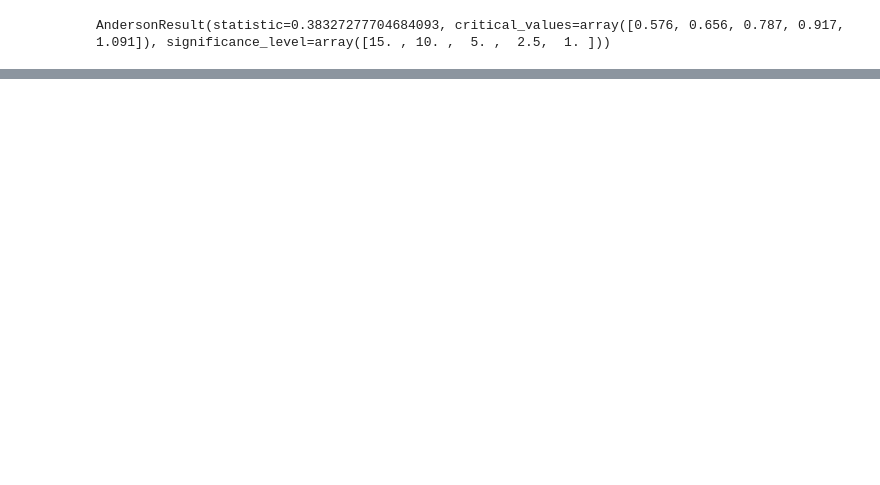
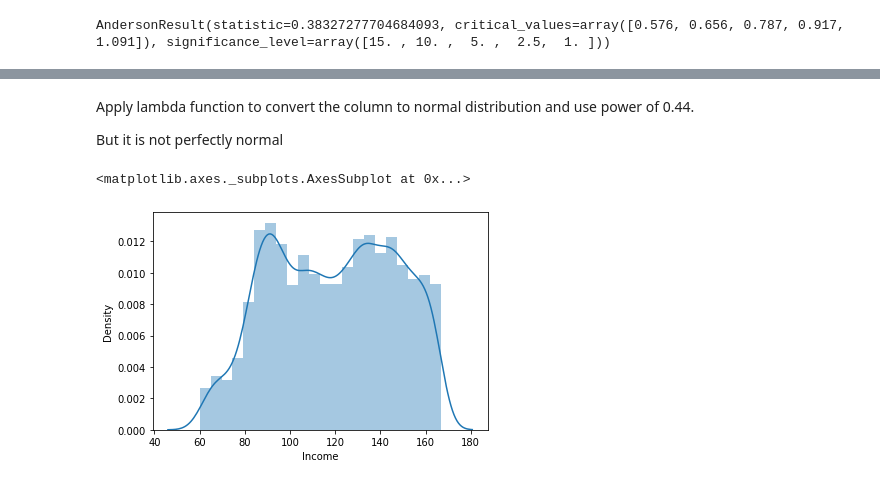
Before and after one commit to surajsrivathsa/applied_statistics, a Jupyter notebook: Normal_Distribution_Test_and_Transformation.ipynb, the cells around one changed output, grey strips where cells are left out. Saved outputs shown, nothing was run; the diff lists cells and outputs as text; code cells hidden in the pictures; blank space fills up the shorter version.

```diff
--- a/Normal_Distribution_Test_and_Transformation.ipynb
+++ b/Normal_Distribution_Test_and_Transformation.ipynb
@@ -113,0 +162,9 @@ AndersonResult(statistic=0.38327277704684093, critical_values=array([0.576, 0.65
+# %% [markdown]
+Apply lambda function to convert the column to normal distribution and use power of 0.44.
+
+But it is not perfectly normal
+# %%
+sns.distplot( marketing_df["Income"].apply(lambda x: np.power(x, lamda)), hist=True)
+# %% [output]
+<matplotlib.axes._subplots.AxesSubplot at 0x...>
+[figure, added]
```
Also changed, not shown: parts of 24 cells of this notebook.
